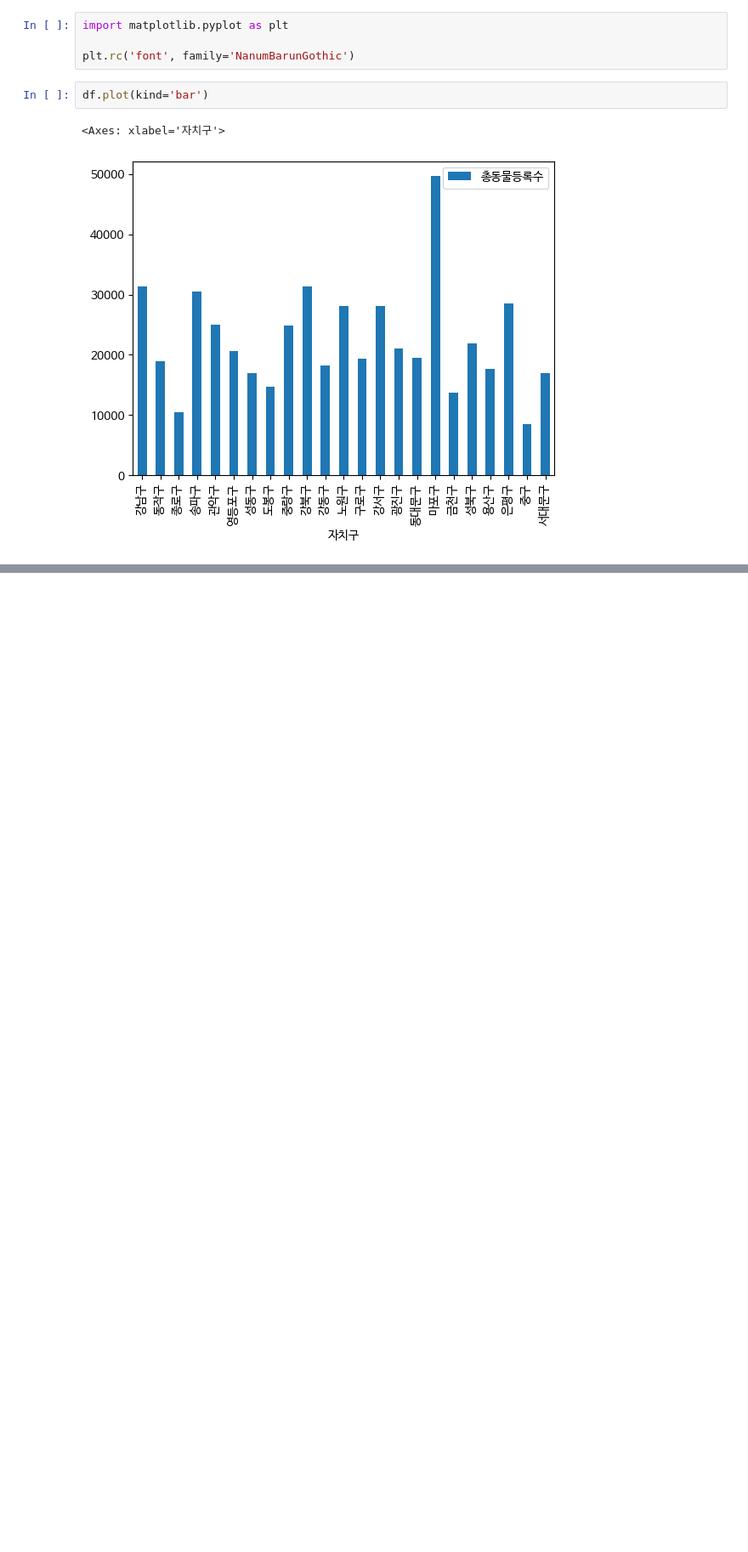
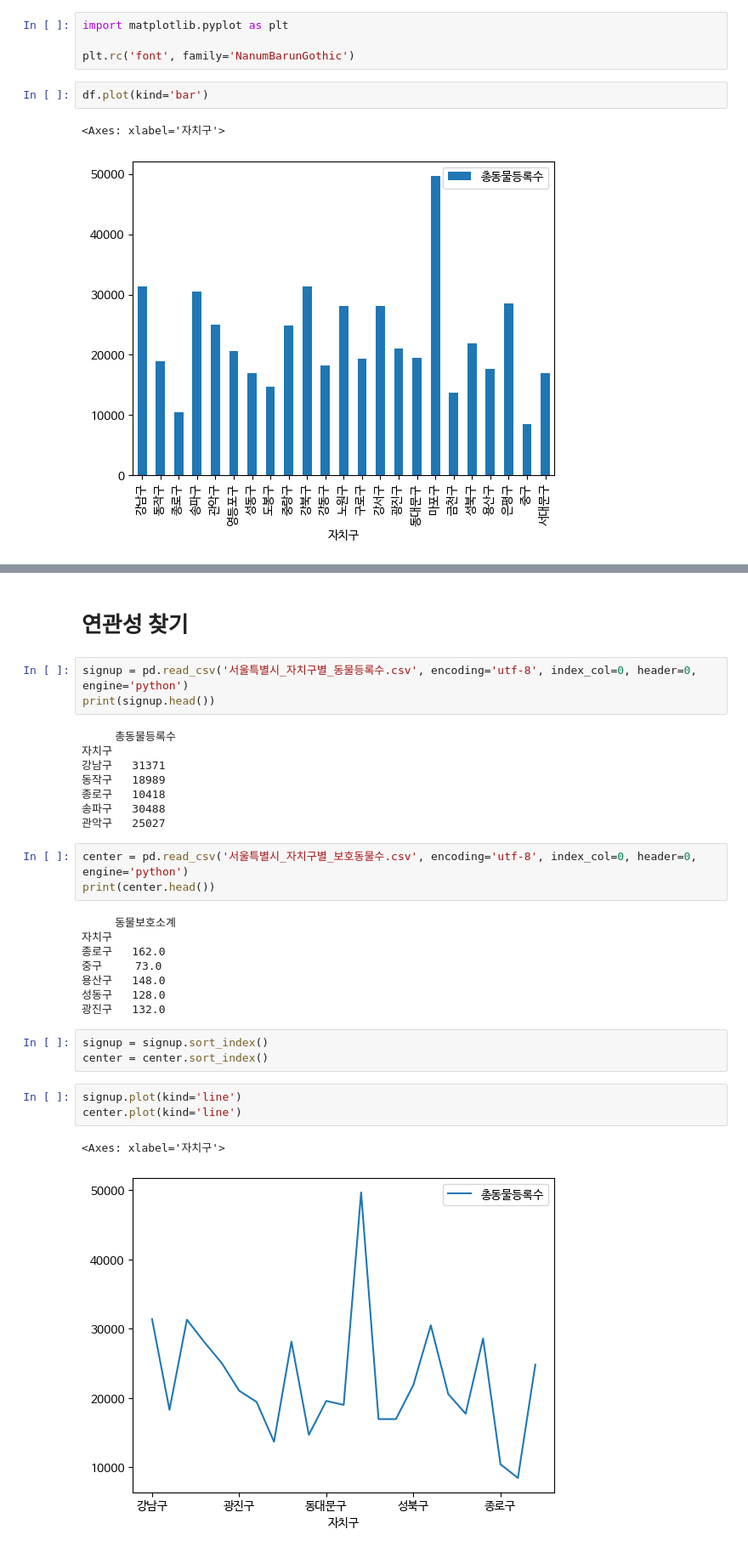
Before and after one commit to gogowonji/Big-Data-Analysis, a Jupyter notebook: finalProject.ipynb, the cells around one changed output, grey strips where cells are left out. Shown: that part at 85% size. Drawn from its saved outputs; the diff is of its cells as text; blank space fills up the shorter version.

```diff
--- a/finalProject.ipynb
+++ b/finalProject.ipynb
@@ -1456,0 +1781,33 @@ df.plot(kind='bar')
+# %% [markdown]
+# 연관성 찾기
+# %%
+signup = pd.read_csv('서울특별시_자치구별_동물등록수.csv', encoding='utf-8', index_col=0, header=0, engine='python')
+print(signup.head())
+# %% [output]
+     총동물등록수
+자치구
+강남구   31371
+동작구   18989
+종로구   10418
+송파구   30488
+관악구   25027
+# %%
+center = pd.read_csv('서울특별시_자치구별_보호동물수.csv', encoding='utf-8', index_col=0, header=0, engine='python')
+print(center.head())
+# %% [output]
+     동물보호소계
+자치구
+종로구   162.0
+중구     73.0
+용산구   148.0
+성동구   128.0
+광진구   132.0
+# %%
+signup = signup.sort_index()
+center = center.sort_index()
+# %%
+signup.plot(kind='line')
+center.plot(kind='line')
+# %% [output]
+<Axes: xlabel='자치구'>
+[figure, added]
```
Also changed, not shown: parts of 43 cells of this notebook.
